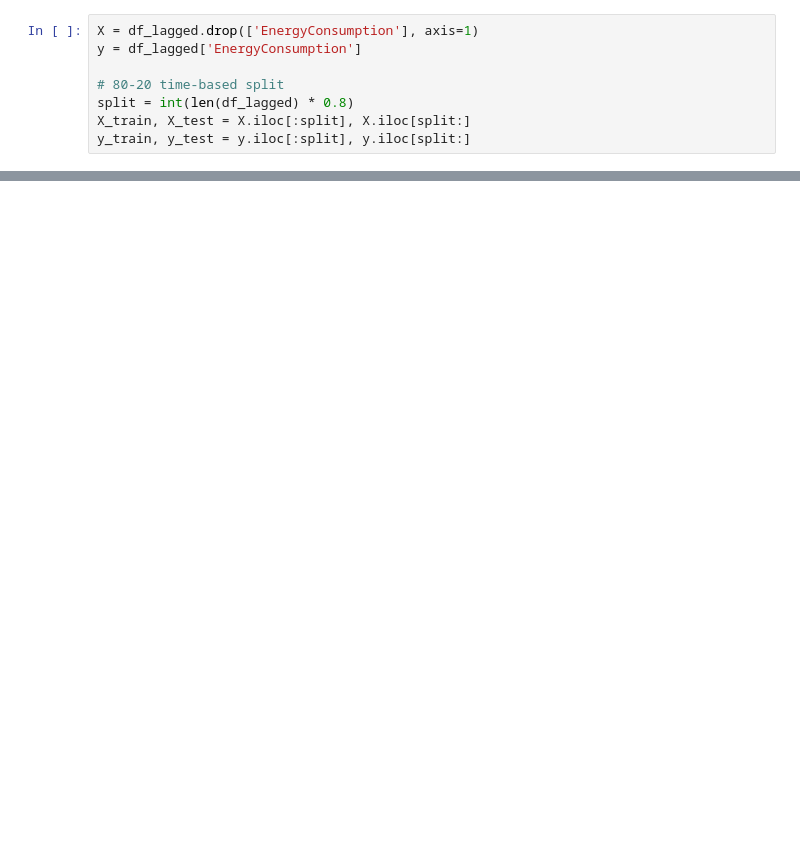
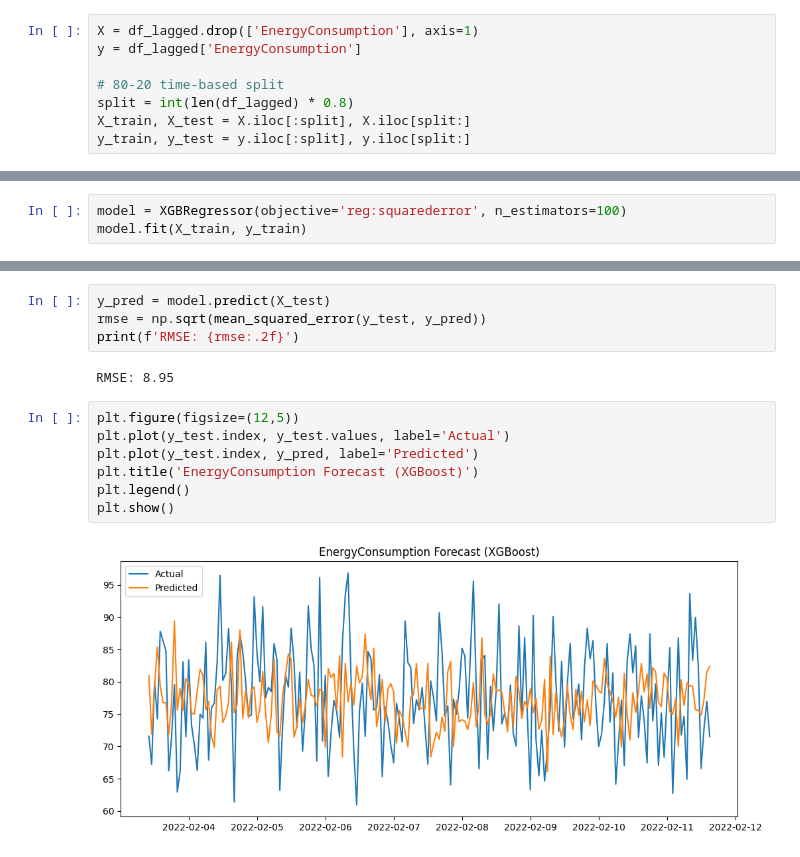
Before and after one commit to vijaivimu/TimeSeriesAnalysis, a Jupyter notebook: src/xgboost.ipynb, the cells around one changed output, grey strips where cells are left out. Cells and saved outputs as stored; diff of their text form; blank space fills up the shorter version.

Commit message:
XGBoost model fit and forecast

```diff
--- a/src/xgboost.ipynb
+++ b/src/xgboost.ipynb
@@ -86,0 +103,3 @@ X_train
+# %%
+model = XGBRegressor(objective='reg:squarederror', n_estimators=100)
+model.fit(X_train, y_train)
@@ -86,0 +118,15 @@ X_train
+# %%
+y_pred = model.predict(X_test)
+rmse = np.sqrt(mean_squared_error(y_test, y_pred))
+print(f'RMSE: {rmse:.2f}')
+# %% [output]
+RMSE: 8.95
+# %%
+plt.figure(figsize=(12,5))
+plt.plot(y_test.index, y_test.values, label='Actual')
+plt.plot(y_test.index, y_pred, label='Predicted')
+plt.title('EnergyConsumption Forecast (XGBoost)')
+plt.legend()
+plt.show()
+# %% [output]
+[figure, added]
```
Also changed, not shown: parts of 7 cells of this notebook.
